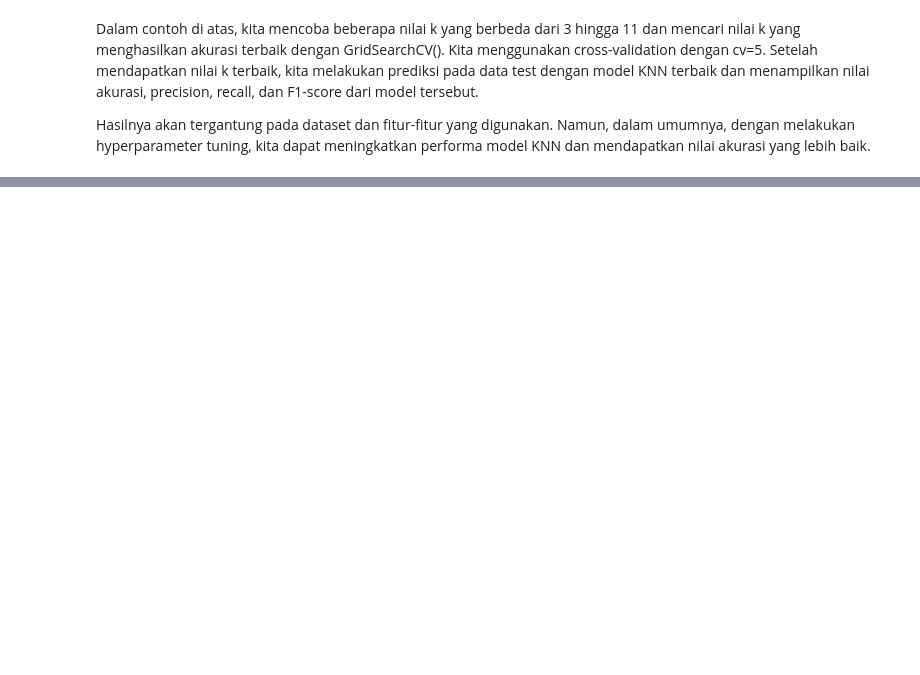
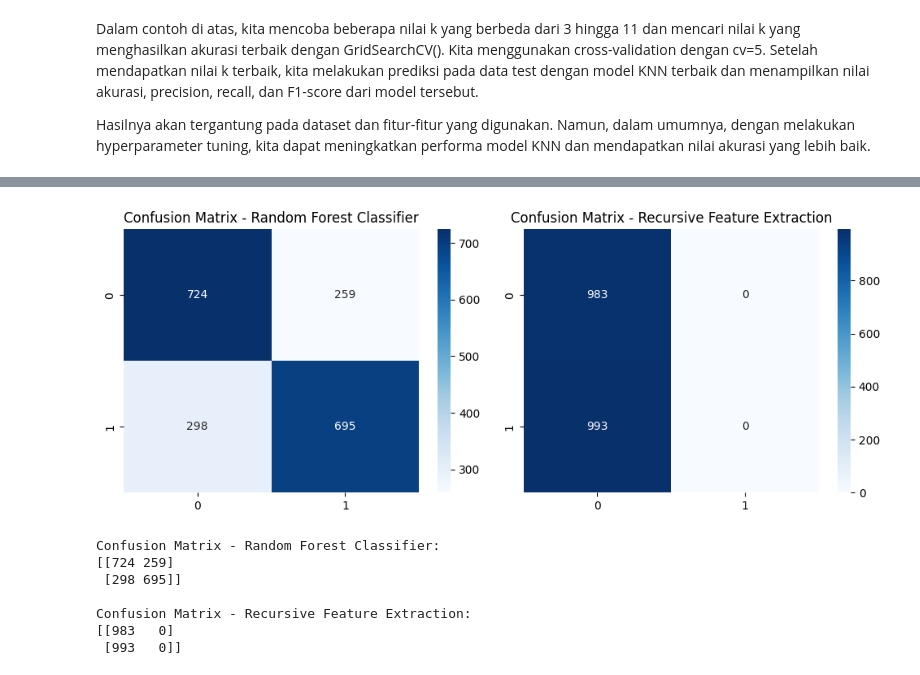
Before and after one commit to fikriazh/Final-Project-Data-Science, a Jupyter notebook: Case Study 03/Project_Based_Learning_Case_03.ipynb, the cells around one changed output, grey strips where cells are left out. Saved outputs shown, nothing was run; the diff lists cells and outputs as text; code cells hidden in the pictures; blank space fills up the shorter version.

```diff
--- a/Case Study 03/Project_Based_Learning_Case_03.ipynb
+++ b/Case Study 03/Project_Based_Learning_Case_03.ipynb
@@ -390,0 +437,15 @@ Hasilnya akan tergantung pada dataset dan fitur-fitur yang digunakan. Namun, dal
+# %%
+from sklearn.ensemble import RandomForestClassifier
+
+# Create a Random Forest Classifier
+rf = RandomForestClassifier()
+
+# Fit the classifier on the training data
+rf.fit(X_train, y_train)
+
+# Get feature importances
+feature_importances_rf = rf.feature_importances_
+
+# Print feature importances
+for feature_name, importance in zip(X.columns, feature_importances_rf):
+    print(f"{feature_name}: {importance}")
@@ -390,0 +580,64 @@ Hasilnya akan tergantung pada dataset dan fitur-fitur yang digunakan. Namun, dal
+# %%
+from sklearn.ensemble import RandomForestClassifier
+from sklearn.feature_selection import RFE
+from sklearn.linear_model import LogisticRegression
+from sklearn.metrics import confusion_matrix
+import seaborn as sns
+import matplotlib.pyplot as plt
+
+# Random Forest Classifier for feature importance
+rf = RandomForestClassifier()
+rf.fit(X_train, y_train)
+feature_importances_rf = rf.feature_importances_
+
+# Recursive Feature Extraction (RFE)
+estimator = LogisticRegression()
+rfe = RFE(estimator, n_features_to_select=5)
+rfe.fit(X_train, y_train)
+selected_feature_indices_rfe = rfe.support_
+selected_feature_names_rfe = X.columns[selected_feature_indices_rfe]
+
+# Evaluate performance
+# For example, let's assume you have a classification task.
+X_train_rf = X_train[X_train.columns[feature_importances_rf > 0]]
+X_test_rf = X_test[X_test.columns[feature_importances_rf > 0]]
+rf_classifier = RandomForestClassifier()
+rf_classifier.fit(X_train_rf, y_train)
+y_pred_rf = rf_classifier.predict(X_test_rf)
+confusion_matrix_rf = confusion_matrix(y_test, y_pred_rf)
+
+X_train_rfe = X_train[selected_feature_names_rfe]
+X_test_rfe = X_test[selected_feature_names_rfe]
+rfe_classifier = LogisticRegression()
+rfe_classifier.fit(X_train_rfe, y_train)
+y_pred_rfe = rfe_classifier.predict(X_test_rfe)
+confusion_matrix_rfe = confusion_matrix(y_test, y_pred_rfe)
+
+# Display confusion matrices
+plt.figure(figsize=(10, 4))
+
+plt.subplot(1, 2, 1)
+sns.heatmap(confusion_matrix_rf, annot=True, fmt="d", cmap="Blues")
+plt.title("Confusion Matrix - Random Forest Classifier")
+
+plt.subplot(1, 2, 2)
+sns.heatmap(confusion_matrix_rfe, annot=True, fmt="d", cmap="Blues")
+plt.title("Confusion Matrix - Recursive Feature Extraction")
+
+plt.tight_layout()
+plt.show()
+
+print("Confusion Matrix - Random Forest Classifier:")
+print(confusion_matrix_rf)
+
+print("\nConfusion Matrix - Recursive Feature Extraction:")
+print(confusion_matrix_rfe)
+# %% [output]
+[figure, added]
+Confusion Matrix - Random Forest Classifier:
+[[724 259]
+ [298 695]]
+
+Confusion Matrix - Recursive Feature Extraction:
+[[983   0]
+ [993   0]]
```
Also changed, not shown: parts of 34 cells of this notebook.
